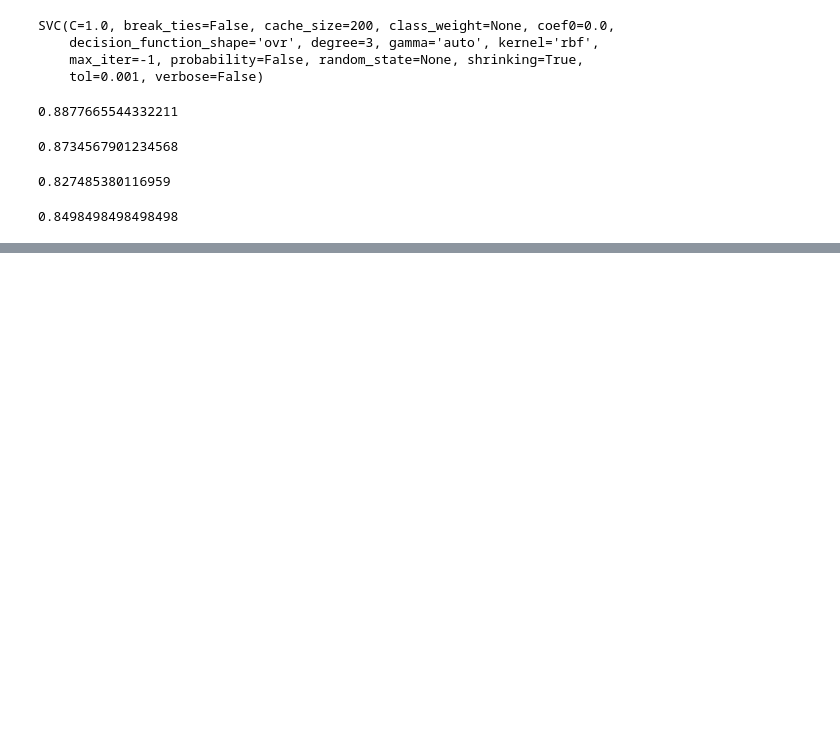
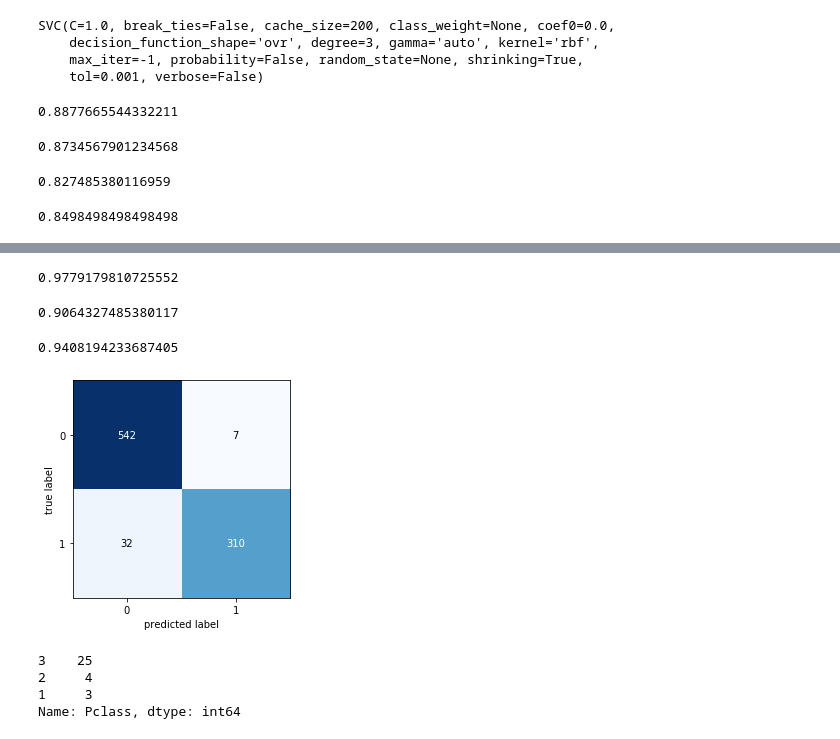
Before and after one commit to sergiovasquez122/CECS-456, a Jupyter notebook: Titanic.ipynb, the cells around one changed output, grey strips where cells are left out. Saved outputs shown, nothing was run; the diff lists cells and outputs as text; code cells hidden in the pictures; blank space fills up the shorter version.

```diff
--- a/Titanic.ipynb
+++ b/Titanic.ipynb
@@ -206,0 +217,5 @@ from scipy.stats import uniform, reciprocal
+# %%
+param_grids = [{'C' : uniform(0.1, 1), 'gamma' : uniform(0.1, 1)}]
+random_search = RandomizedSearchCV(svm_clf, param_grids, n_iter = 10, scoring = 'accuracy', verbose = 3)
+# %%
+random_search.fit(X_train, y_train)
@@ -206,0 +266,2 @@ from scipy.stats import uniform, reciprocal
+# %%
+y_prediction = random_search.best_estimator_.predict(X_train)
@@ -206,0 +272,12 @@ from scipy.stats import uniform, reciprocal
+# %%
+precision_score(y_train, y_prediction)
+# %% [output]
+0.9779179810725552
+# %%
+recall_score(y_train, y_prediction)
+# %% [output]
+0.9064327485380117
+# %%
+f1_score(y_train, y_prediction)
+# %% [output]
+0.9408194233687405
@@ -206,0 +289,6 @@ from scipy.stats import uniform, reciprocal
+# %%
+conf_mat = confusion_matrix(y_train,  y_prediction)
+plot_confusion_matrix(conf_mat)
+plt.show()
+# %% [output]
+[figure, added]
@@ -206,0 +297,7 @@ from scipy.stats import uniform, reciprocal
+# %%
+false_negatives['Pclass'].value_counts()
+# %% [output]
+3    25
+2     4
+1     3
+Name: Pclass, dtype: int64
```
Also changed, not shown: parts of 18 cells of this notebook.
